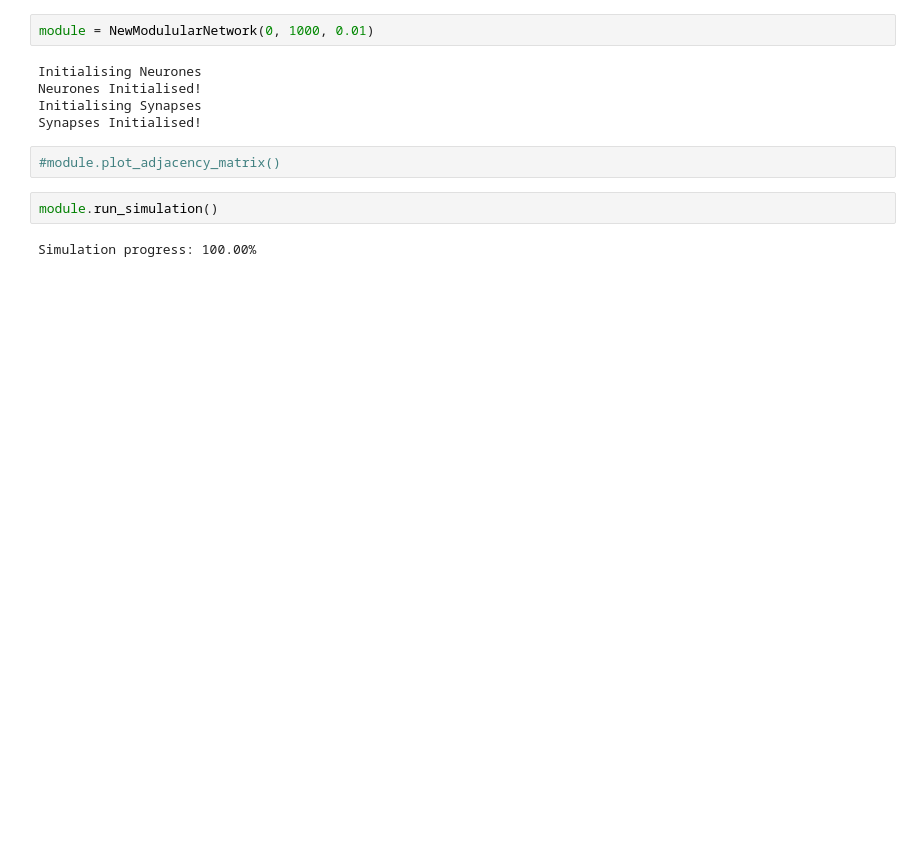
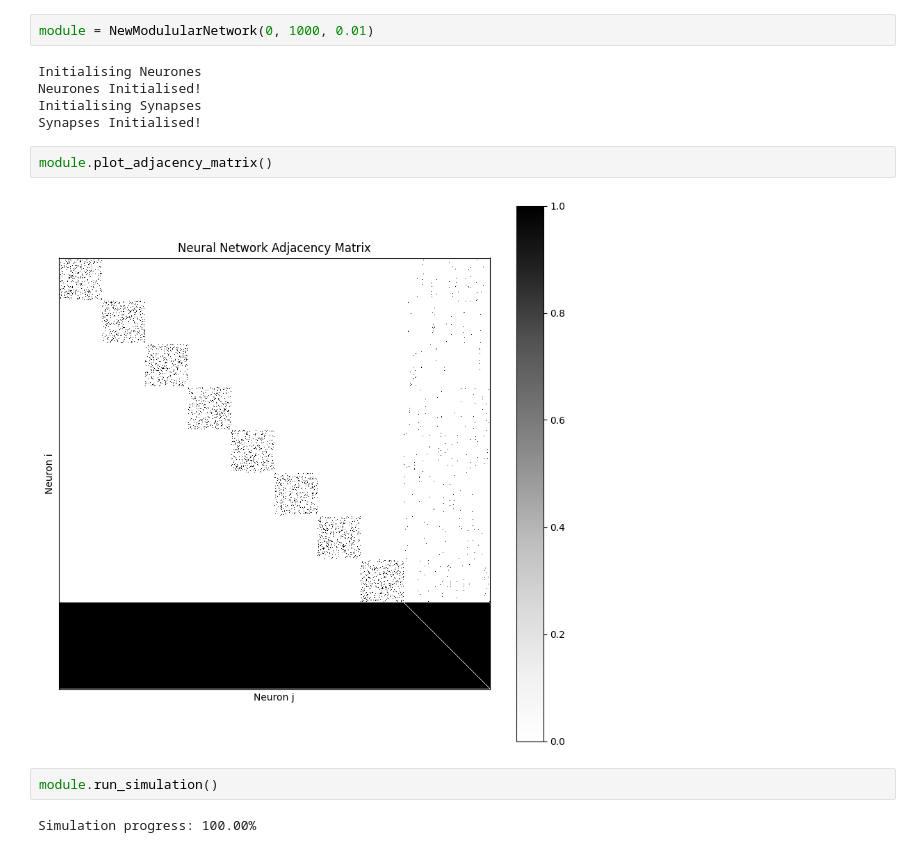
Before and after one commit to sp1d5r/Computation-Neurodynamics, a Jupyter notebook: NeuroDynamicsTest.ipynb, the cells around one changed output. Drawn from its saved outputs; the diff is of its cells as text; blank space fills up the shorter version.

```diff
--- a/NeuroDynamicsTest.ipynb
+++ b/NeuroDynamicsTest.ipynb
@@ -1184,8 +1218,10 @@ Initialising Neurones
 Neurones Initialised!
 Initialising Synapses
 Synapses Initialised!
-# %%
-#module.plot_adjacency_matrix()
+# %%
+module.plot_adjacency_matrix()
+# %% [output]
+[figure, added]
 # %%
 module.run_simulation()
 # %% [output]
```
Also changed, not shown: parts of 2 cells of this notebook.
